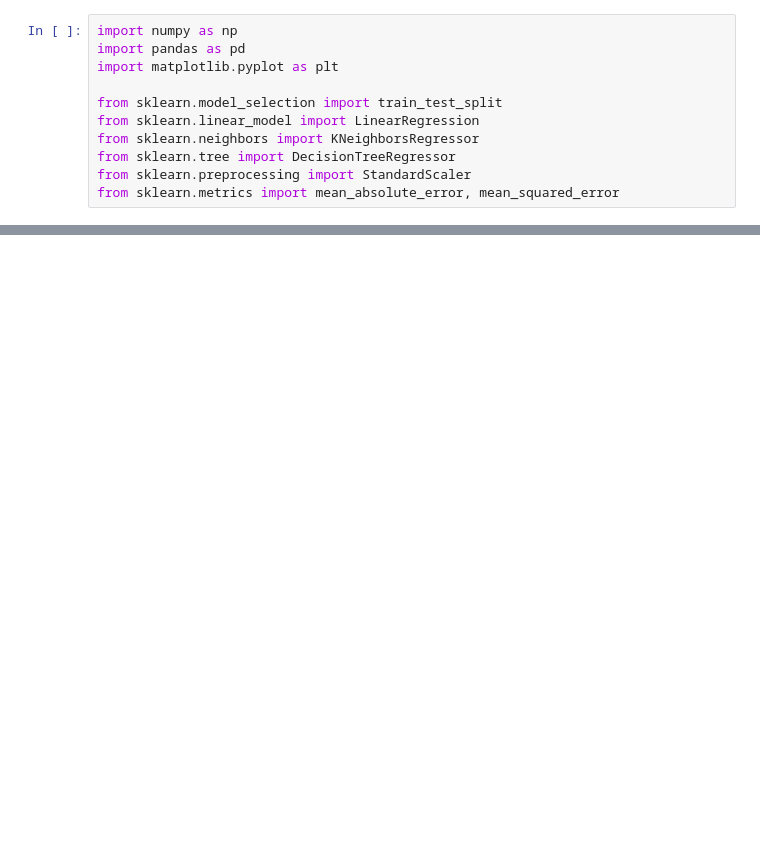
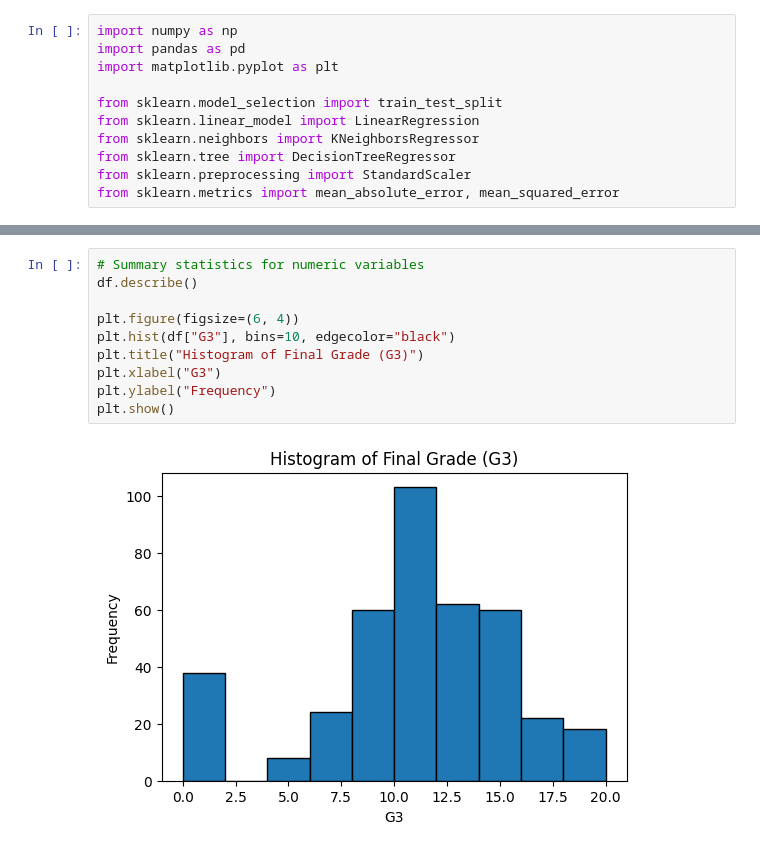
Before and after one commit to zvrv6256-uol/2604-individual-project, a Jupyter notebook: code.ipynb, the cells around one changed output, grey strips where cells are left out. Drawn from its saved outputs; the diff is of its cells as text; blank space fills up the shorter version.

```diff
--- a/code.ipynb
+++ b/code.ipynb
@@ -38,0 +97,12 @@ print(df.isnull().sum())
+# %%
+# Summary statistics for numeric variables
+df.describe()
+
+plt.figure(figsize=(6, 4))
+plt.hist(df["G3"], bins=10, edgecolor="black")
+plt.title("Histogram of Final Grade (G3)")
+plt.xlabel("G3")
+plt.ylabel("Frequency")
+plt.show()
+# %% [output]
+[figure, added]
```
Also changed, not shown: parts of 5 cells of this notebook.
